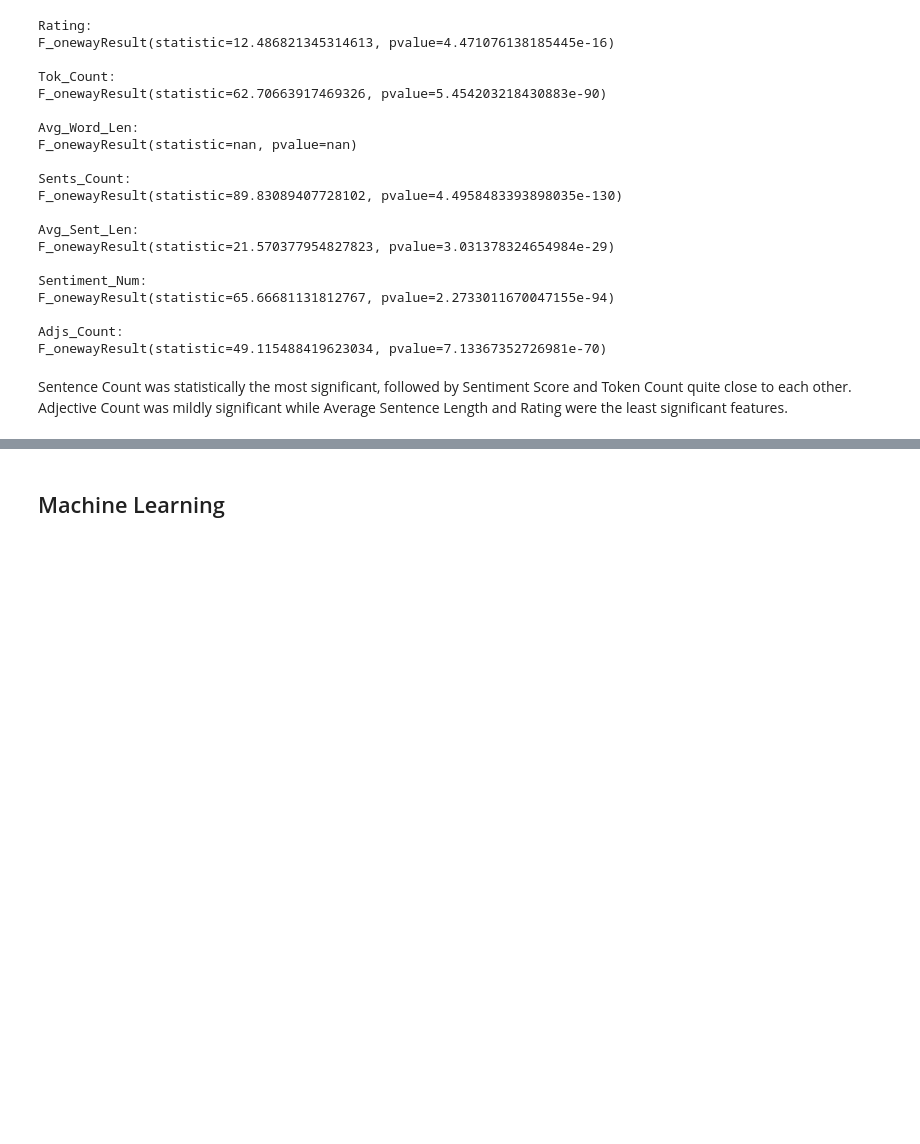
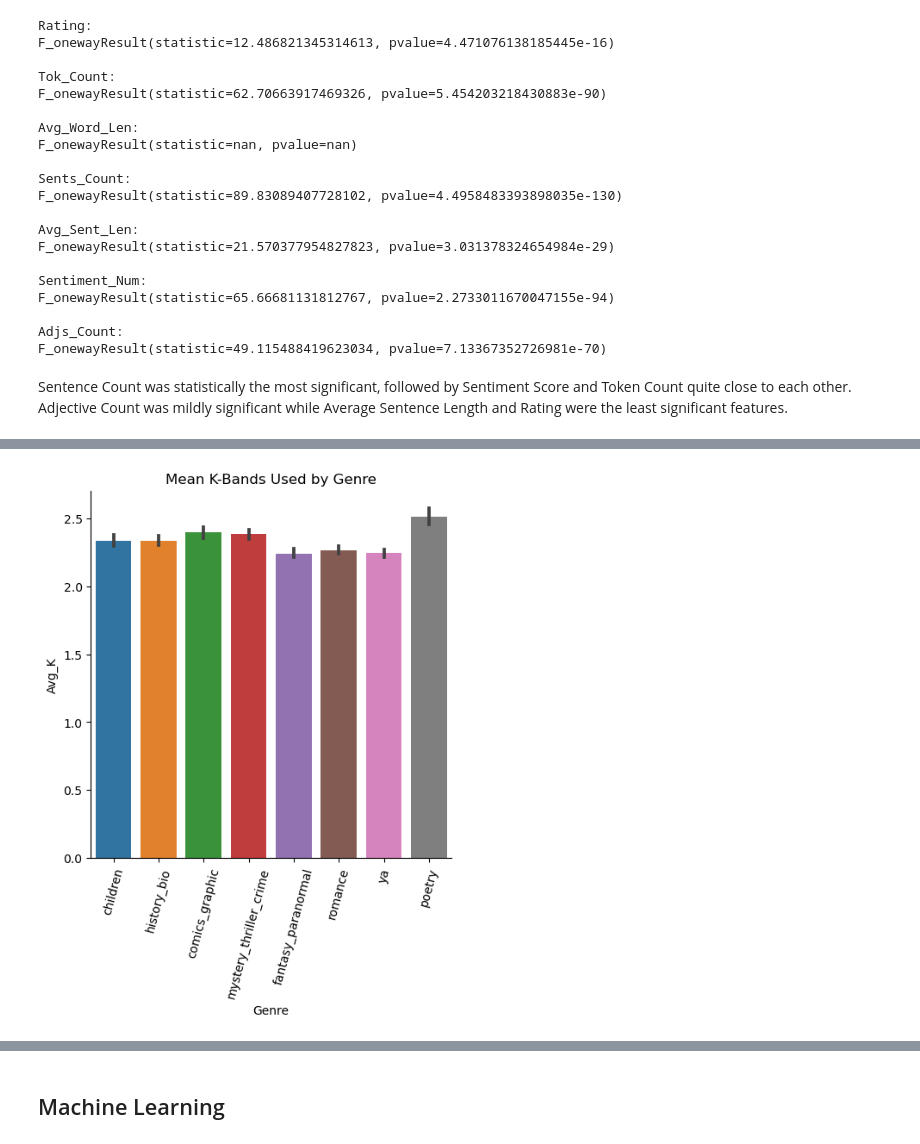
Before and after one commit to Data-Science-for-Linguists-2023/Goodreads-Genre-Reviews-Analysis, a Jupyter notebook: Data_Analysis.ipynb, the cells around one changed output, grey strips where cells are left out. Cells and saved outputs as stored; diff of their text form; code cells hidden in the pictures; blank space fills up the shorter version.

Commit message:
added kbands

```diff
--- a/Data_Analysis.ipynb
+++ b/Data_Analysis.ipynb
@@ -154,0 +159,4 @@ Gee, I wonder which series this review is talking about! But looks like the upda
+# %%
+f = open('/Users/ashleyfeiler/Downloads/goog_kband.pkl', 'rb')
+kband = pickle.load(f)
+f.close()
@@ -154,0 +177,11 @@ Gee, I wonder which series this review is talking about! But looks like the upda
+# %%
+def avg_kband(toks_low):
+    kbands_list = []
+    for tok in toks_low:
+        if tok in kband:
+            kbands_list.append(kband[tok])
+
+    avg = np.mean(kbands_list)
+    return avg
+
+avg_kband(df.Toks_Low.iloc[10000])
@@ -154,0 +190,3 @@ Gee, I wonder which series this review is talking about! But looks like the upda
+# %%
+df['Avg_K'] = df.Toks_Low.map(avg_kband)
+df.Avg_K.head()
@@ -610,0 +671,7 @@ Sentence Count was statistically the most significant, followed by Sentiment Sco
+# %%
+sns.catplot(x='Genre', y='Avg_K', kind='bar', data=df)
+plt.title('Mean K-Bands Used by Genre')
+plt.xticks(rotation=75)
+plt.show()
+# %% [output]
+[figure, added]
```
Also changed, not shown: parts of 13 cells of this notebook.
